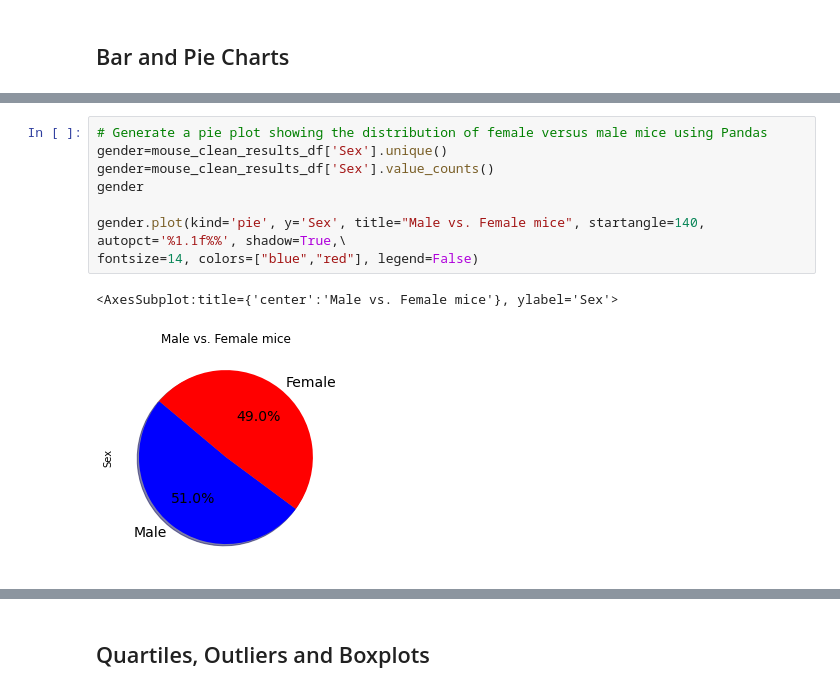
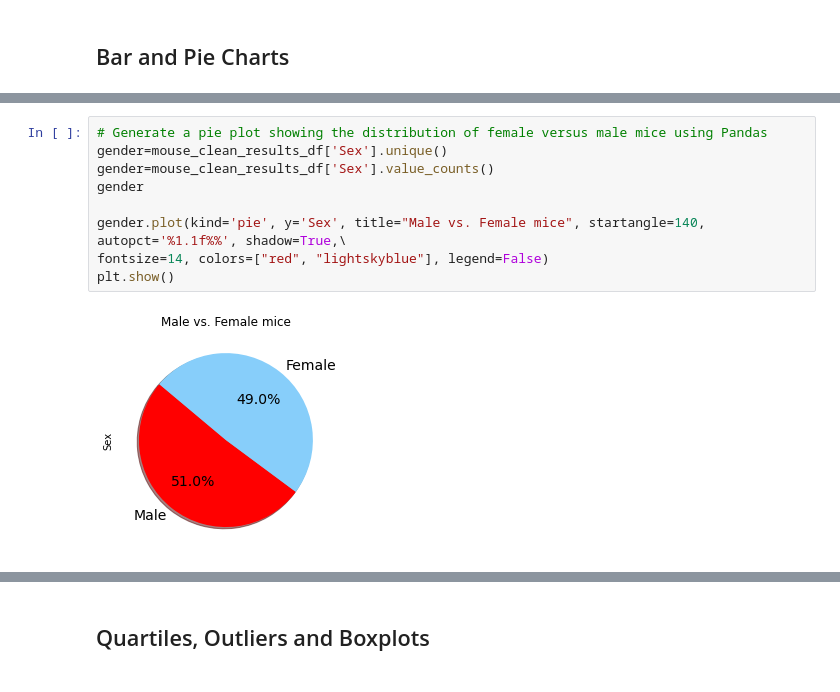
Before and after one commit to shermeenajani/Matplotlib-challenge, a Jupyter notebook: Pymaceuticals/pymaceuticals_starter.ipynb, the cells around one changed output, grey strips where cells are left out. Saved outputs shown, nothing was run; the diff lists cells and outputs as text.

```diff
--- a/Pymaceuticals/pymaceuticals_starter.ipynb
+++ b/Pymaceuticals/pymaceuticals_starter.ipynb
@@ -191,14 +191,14 @@ Text(0, 0.5, 'Drug Regimen')
 # %%
 # Generate a pie plot showing the distribution of female versus male mice using Pandas
 gender=mouse_clean_results_df['Sex'].unique()
 gender=mouse_clean_results_df['Sex'].value_counts()
 gender
 
 gender.plot(kind='pie', y='Sex', title="Male vs. Female mice", startangle=140, autopct='%1.1f%%', shadow=True,\
-fontsize=14, colors=["blue","red"], legend=False)
+fontsize=14, colors=["red", "lightskyblue"], legend=False)
+plt.show()
 # %% [output]
-<AxesSubplot:title={'center':'Male vs. Female mice'}, ylabel='Sex'>
-[figure, old version]
+[figure, new version]
 # %%
 # Generate a pie plot showing the distribution of female versus male mice using pyplot
 gender=mouse_clean_results_df['Sex'].unique()
```
Also changed, not shown: parts of 4 cells of this notebook.
